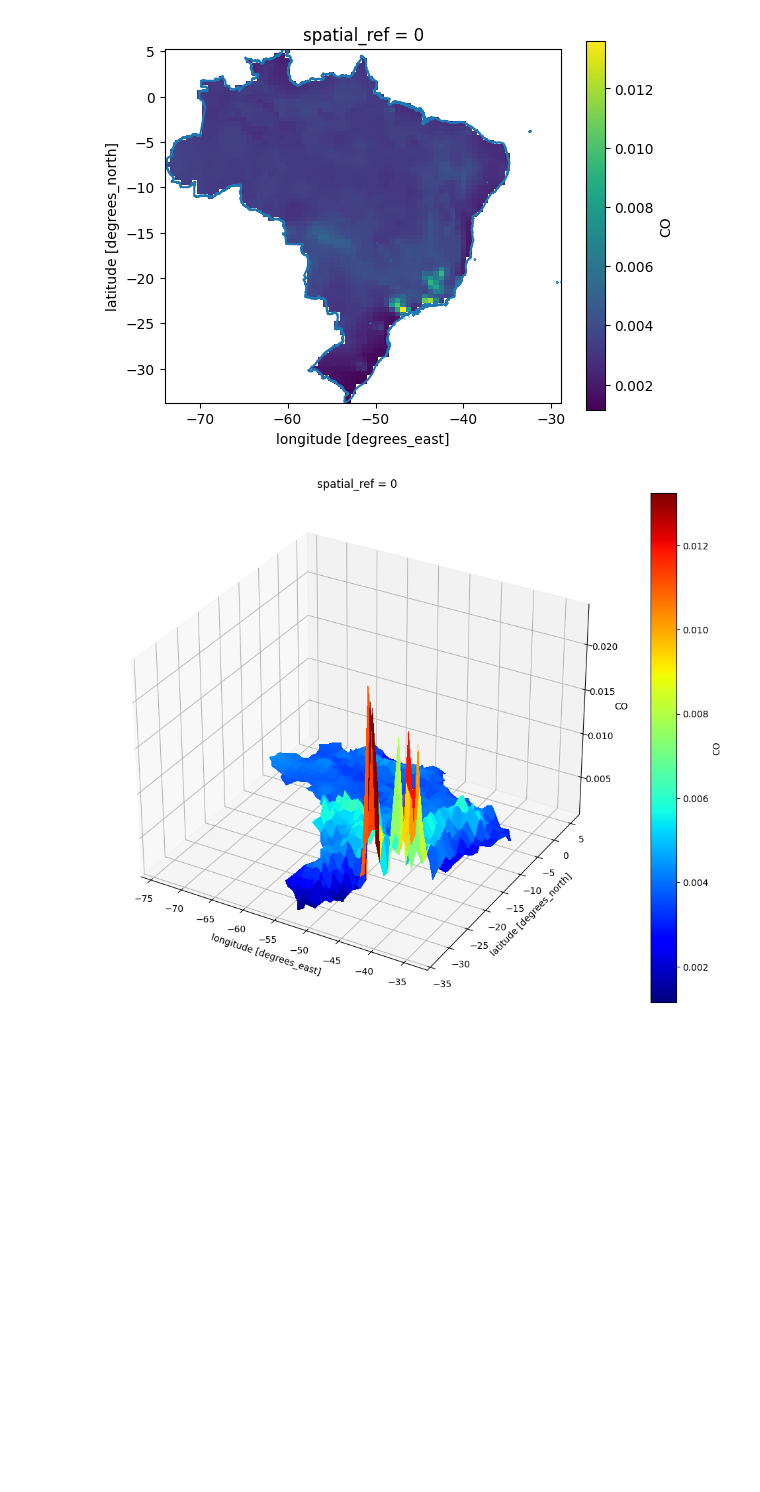
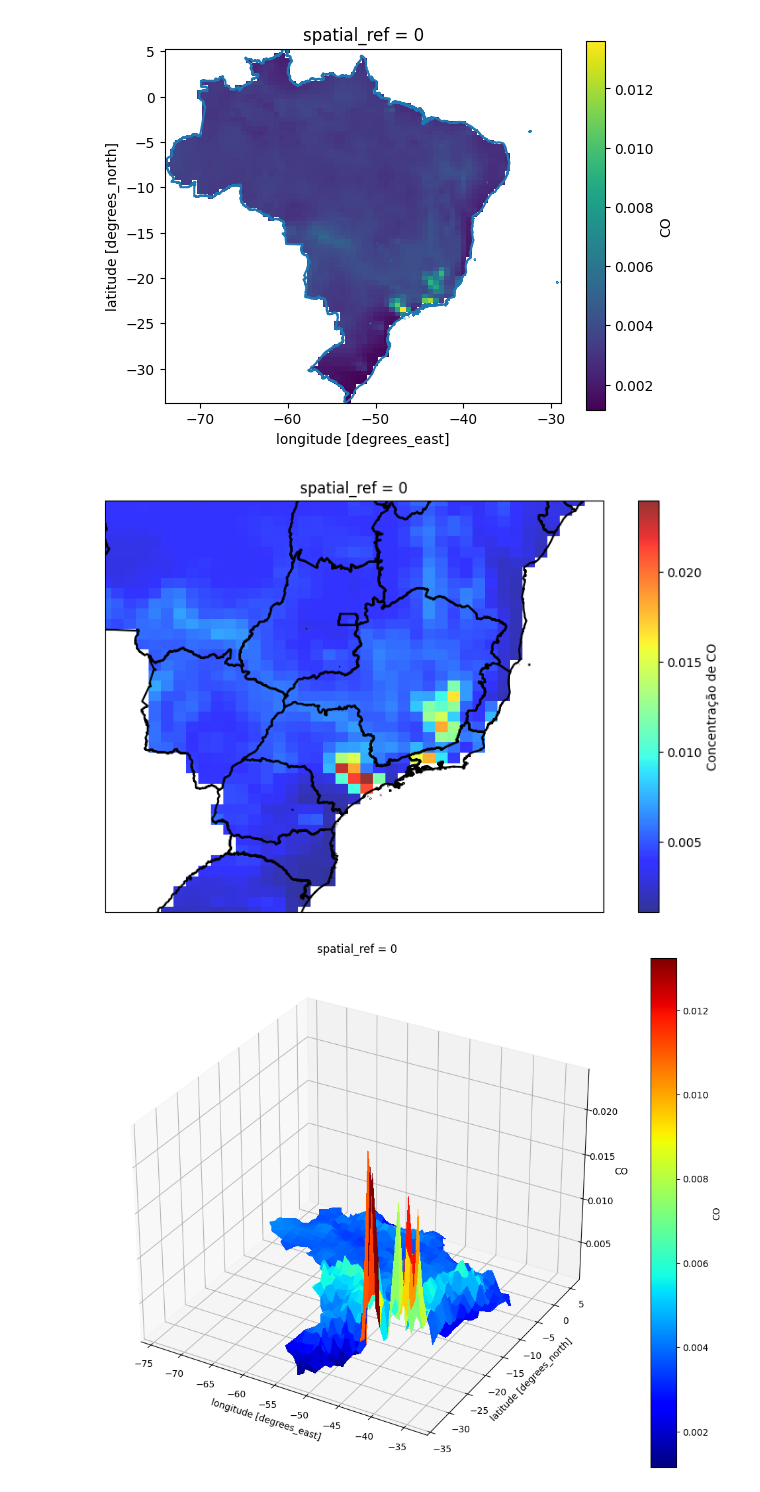
Before and after one commit to Marcosperrude/ENS410064, a Jupyter notebook: scripts/trab_final.ipynb, the cells around one changed output. Drawn from its saved outputs; the diff is of its cells as text; code cells hidden in the pictures; blank space fills up the shorter version.

```diff
--- a/scripts/trab_final.ipynb
+++ b/scripts/trab_final.ipynb
@@ -282,3 +278,20 @@ clipped_time_3 = clipped.sel(time=3)
+# %%
+import cartopy.crs as ccrs
+s = gpd.read_file(r"C:\Users\marcos perrude\Downloads\BR_UF_2022 (1)\BR_UF_2022.shp")
+
+time_index = 0
+co_data_at_time = clipped.isel(time=3)
+
+plt.figure(figsize=(10, 6))
+ax = plt.axes(projection=ccrs.PlateCarree())
+ax.set_extent([-60, -35, -30, -10], crs=ccrs.PlateCarree())  # [-55, -35, -30, -20]
+co_data_at_time.plot(ax=ax, transform=ccrs.PlateCarree(), cmap=cm.jet,alpha = 0.8, cbar_kwargs={'label': 'Concentração de CO'})
+s.boundary.plot(ax=ax, color = 'black')
+
+
+plt.show()
+# %% [output]
+[figure, added]
 # %%
 from matplotlib import cm
 lat_min, lat_max = -33, 5
```
Also changed, not shown: parts of 2 cells of this notebook.
